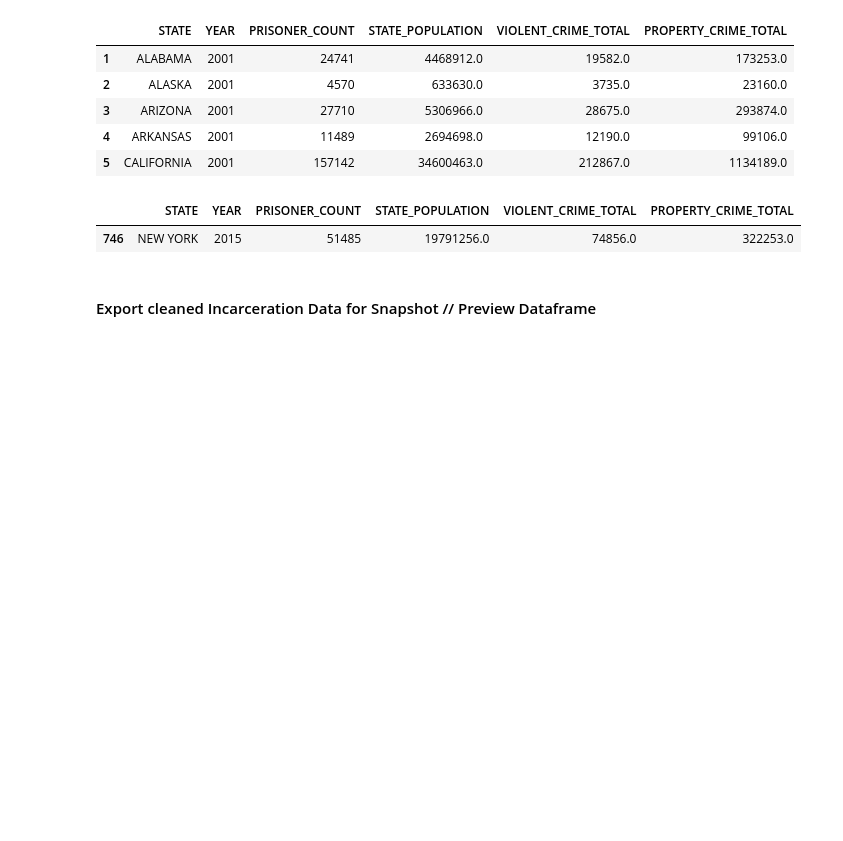
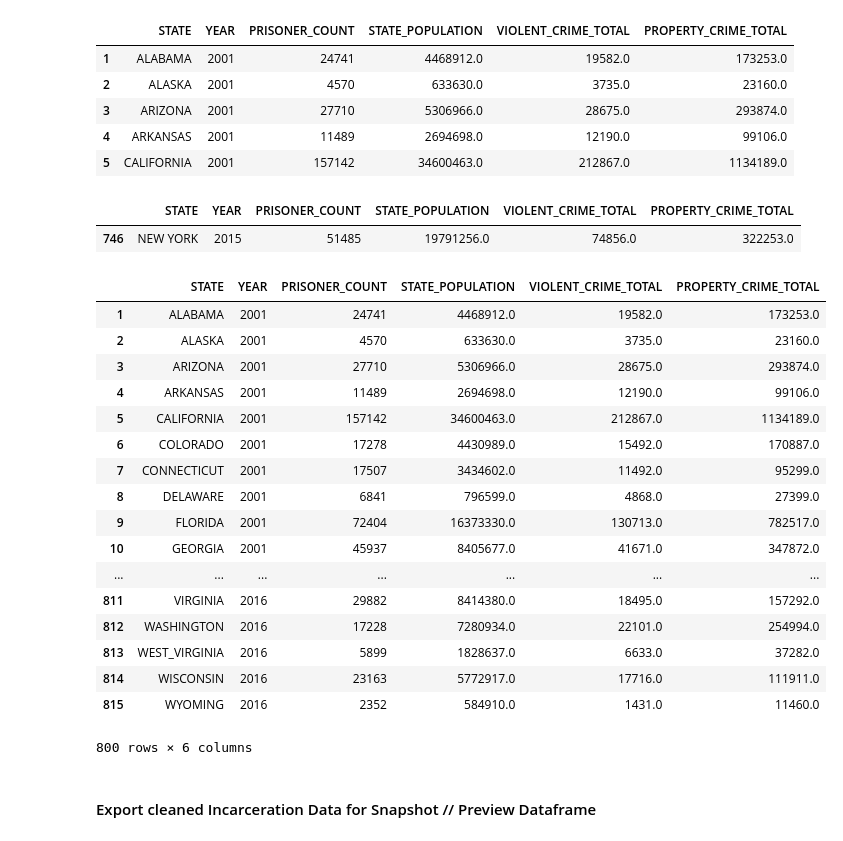
Before and after one commit to katelynburke/educationvsincarceration, a Jupyter notebook: Analytics/Analytics_Incarceration_Education.ipynb, the cells around one changed output. Cells and saved outputs as stored; diff of their text form; code cells hidden in the pictures; blank space fills up the shorter version.

```diff
--- a/Analytics/Analytics_Incarceration_Education.ipynb
+++ b/Analytics/Analytics_Incarceration_Education.ipynb
@@ -134,6 +134,28 @@ display(ny_edit_check)
 | 5 | CALIFORNIA | 2001 | 157142 | 34600463.0 | 212867.0 | 1134189.0 |
 |  | STATE | YEAR | PRISONER_COUNT | STATE_POPULATION | VIOLENT_CRIME_TOTAL | PROPERTY_CRIME_TOTAL |
 | 746 | NEW YORK | 2015 | 51485 | 19791256.0 | 74856.0 | 322253.0 |
+# %%
+incarceration_format['STATE'] = incarceration_format['STATE'].str.replace(' ', '_', regex=True)
+incarceration_format
+# %% [output]
+|  | STATE | YEAR | PRISONER_COUNT | STATE_POPULATION | VIOLENT_CRIME_TOTAL | PROPERTY_CRIME_TOTAL |
+| 1 | ALABAMA | 2001 | 24741 | 4468912.0 | 19582.0 | 173253.0 |
+| 2 | ALASKA | 2001 | 4570 | 633630.0 | 3735.0 | 23160.0 |
+| 3 | ARIZONA | 2001 | 27710 | 5306966.0 | 28675.0 | 293874.0 |
+| 4 | ARKANSAS | 2001 | 11489 | 2694698.0 | 12190.0 | 99106.0 |
+| 5 | CALIFORNIA | 2001 | 157142 | 34600463.0 | 212867.0 | 1134189.0 |
+| 6 | COLORADO | 2001 | 17278 | 4430989.0 | 15492.0 | 170887.0 |
+| 7 | CONNECTICUT | 2001 | 17507 | 3434602.0 | 11492.0 | 95299.0 |
+| 8 | DELAWARE | 2001 | 6841 | 796599.0 | 4868.0 | 27399.0 |
+| 9 | FLORIDA | 2001 | 72404 | 16373330.0 | 130713.0 | 782517.0 |
+| 10 | GEORGIA | 2001 | 45937 | 8405677.0 | 41671.0 | 347872.0 |
+| ... | ... | ... | ... | ... | ... | ... |
+| 811 | VIRGINIA | 2016 | 29882 | 8414380.0 | 18495.0 | 157292.0 |
+| 812 | WASHINGTON | 2016 | 17228 | 7280934.0 | 22101.0 | 254994.0 |
+| 813 | WEST_VIRGINIA | 2016 | 5899 | 1828637.0 | 6633.0 | 37282.0 |
+| 814 | WISCONSIN | 2016 | 23163 | 5772917.0 | 17716.0 | 111911.0 |
+| 815 | WYOMING | 2016 | 2352 | 584910.0 | 1431.0 | 11460.0 |
+800 rows × 6 columns
 # %% [markdown]
 #### Export cleaned Incarceration Data for Snapshot // Preview Dataframe
 # %%
```
Also changed, not shown: parts of 1 cell of this notebook, 1 other file.
